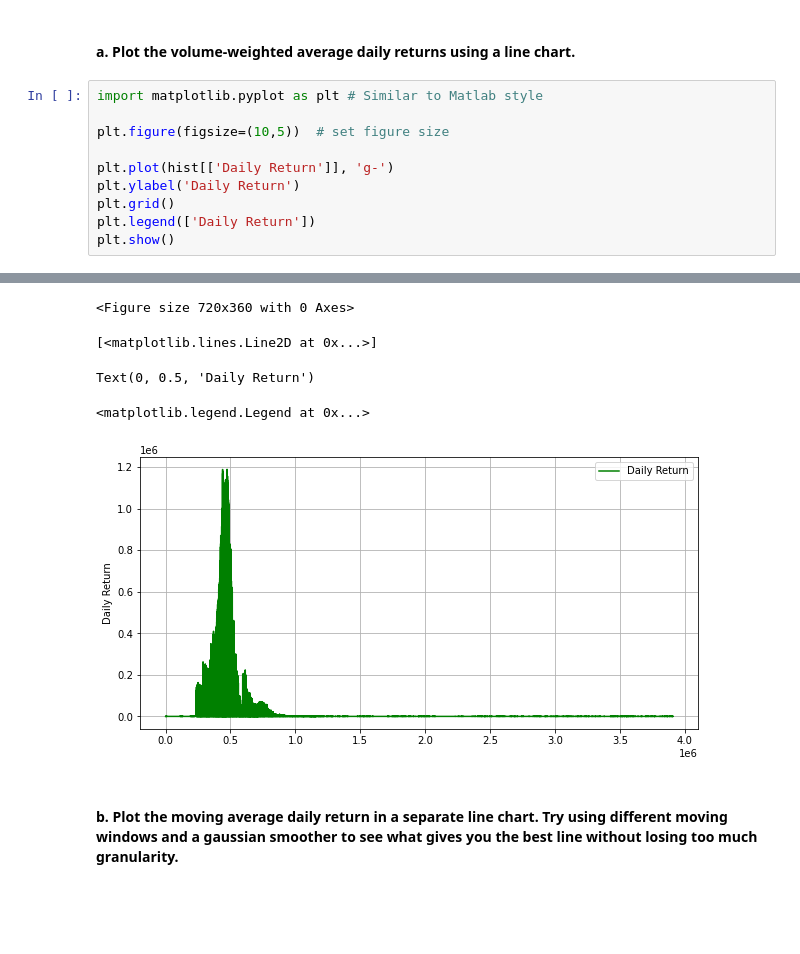
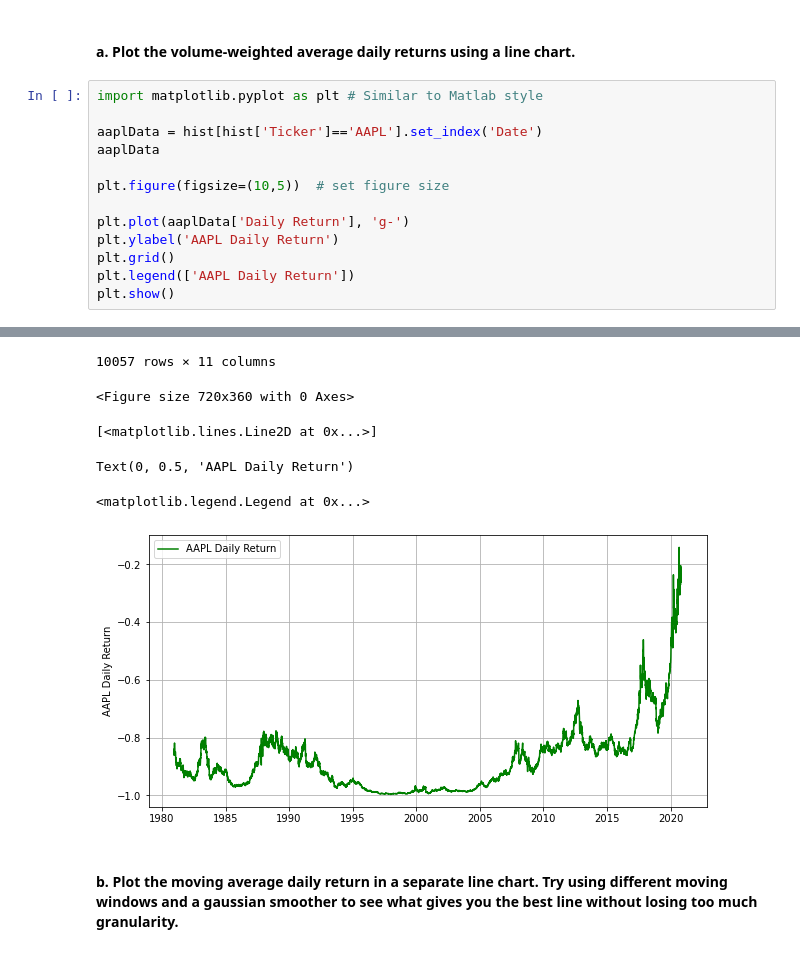
Before and after one commit to jeffsnguyen/Python, a Jupyter notebook: Level_9/Homework/9_3.ipynb, the cells around one changed output, grey strips where cells are left out. Cells and saved outputs as stored; diff of their text form; blank space fills up the shorter version.

```diff
--- a/Level_9/Homework/9_3.ipynb
+++ b/Level_9/Homework/9_3.ipynb
@@ -34,11 +34,14 @@ hist.tail()
 # %%
 import matplotlib.pyplot as plt # Similar to Matlab style
 
+aaplData = hist[hist['Ticker']=='AAPL'].set_index('Date')
+aaplData
+
 plt.figure(figsize=(10,5))  # set figure size
 
-plt.plot(hist[['Daily Return']], 'g-')
-plt.ylabel('Daily Return')
+plt.plot(aaplData['Daily Return'], 'g-')
+plt.ylabel('AAPL Daily Return')
 plt.grid()
-plt.legend(['Daily Return'])
+plt.legend(['AAPL Daily Return'])
 plt.show()
 # %% [output]
@@ -45,8 +61,9 @@ plt.show()
-<Figure size 720x360 with 0 Axes>
+10057 rows × 11 columns
-[<matplotlib.lines.Line2D at 0x...>]
+<Figure size 720x360 with 0 Axes>
-Text(0, 0.5, 'Daily Return')
+[<matplotlib.lines.Line2D at 0x...>]
-<matplotlib.legend.Legend at 0x...>
+Text(0, 0.5, 'AAPL Daily Return')
+<matplotlib.legend.Legend at 0x...>
-[figure, old version]
+[figure, new version]
 # %% [markdown]
 #### b. Plot the moving average daily return in a separate line chart. Try using different moving windows and a gaussian smoother to see what gives you the best line without losing too much granularity.
 # %%
```
Also changed, not shown: parts of 7 cells of this notebook.
